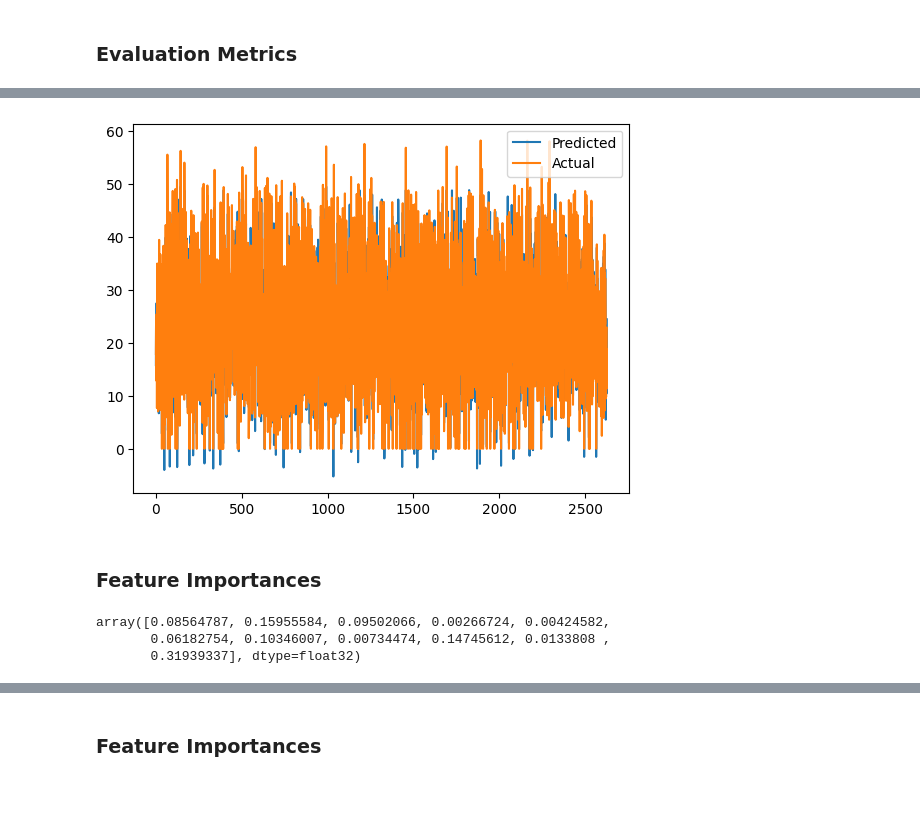
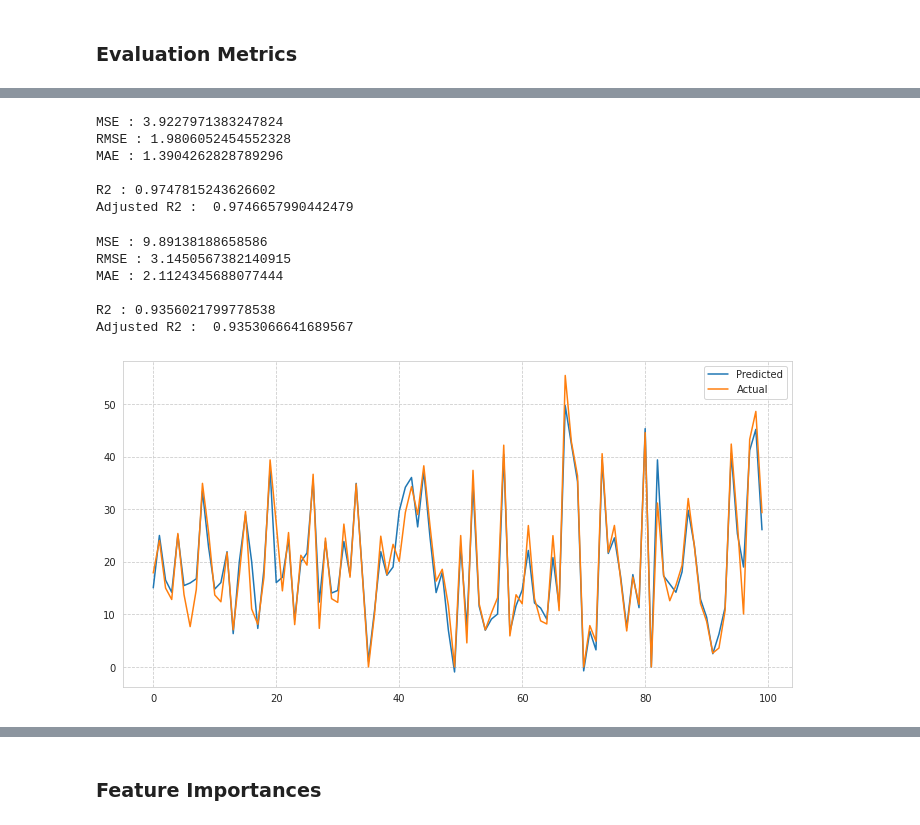
Before and after one commit to Swapnil-417/Bike-Sharing-Demand-Prediction, a Jupyter notebook: Bike_Sharing_Demand_Prediction_Capstone_Project.ipynb, the cells around one changed output, grey strips where cells are left out. Drawn from its saved outputs; the diff is of its cells as text; code cells hidden in the pictures; blank space fills up the shorter version.

```diff
--- a/Bike_Sharing_Demand_Prediction_Capstone_Project.ipynb
+++ b/Bike_Sharing_Demand_Prediction_Capstone_Project.ipynb
@@ -1015,10 +1371,20 @@ plt.show()
 # **XG Boost Regressor**
 # %%
 from xgboost import XGBRegressor
+# %%
+param_dict_xgb= {'max_depth': [4,5,6],
+                 'learning_rate': [0.05, 0.1, 0.3],
+                 'n_estimators': [50,100,150],
+                 'colsample_bytree': [0.5,0.7],
+                 'subsample': [0.6,0.7]
+                }
 # %%
-# creating an instance
-xgb_model= XGBRegressor()
+# Creating an instance
+xgb_model = XGBRegressor()
 
-# fit model
-xgb_model.fit(X_train, y_train)
+# Grid search
+xgb_grid = GridSearchCV(estimator=xgb_model, param_grid = param_dict_xgb,
+                       cv = 3, scoring='neg_mean_squared_error', verbose=2)
+
+xgb_grid.fit(X_train,y_train)
 # %% [output]
@@ -1027,4 +1430,4 @@ XGBRegressor()
 # %%
 # Making predictions on train and test data
-train_pred_xgb= xgb_model.predict(X_train)
-test_pred_xgb= xgb_model.predict(X_test)
+train_pred_xgb= xgb_optimal_model.predict(X_train)
+test_pred_xgb= xgb_optimal_model.predict(X_test)
@@ -1056,8 +1435,0 @@ Adjusted R2 :  0.8710982311031006
-# %%
-# Heteroscadacity
-plt.figure(figsize=(12,6))
-plt.style.use('default')
-plt.axhline(y = 0, color = 'r', linestyle = '--')
-plt.scatter(test_pred_xgb, y_test- test_pred_xgb)
-plt.xlabel('predicted bike count')
-plt.ylabel('residuals');
@@ -1065,0 +1436,20 @@ plt.ylabel('residuals');
+# %%
+# Train data evaluation metrics
+evaluation_metrics(y_train, train_pred_xgb)
+# %% [output]
+MSE : 3.9227971383247824
+RMSE : 1.9806052454552328
+MAE : 1.3904262828789296
+
+R2 : 0.9747815243626602
+Adjusted R2 :  0.9746657990442479
+# %%
+# Test data evaluation metrics
+evaluation_metrics(y_test, test_pred_xgb)
+# %% [output]
+MSE : 9.89138188658586
+RMSE : 3.1450567382140915
+MAE : 2.1124345688077444
+
+R2 : 0.9356021799778538
+Adjusted R2 :  0.9353066641689567
@@ -1066,16 +1459,8 @@ plt.ylabel('residuals');
 # %%
-# plt.figure(figsize=(15,5))
-plt.plot(np.array(test_pred_xgb))
-plt.plot(np.array(y_test))
+plt.figure(figsize=(12,6))
+plt.plot(test_pred_xgb[:100])
+plt.plot(np.array(y_test)[:100])
 plt.legend(["Predicted","Actual"])
 plt.show()
 # %% [output]
-[figure, old version]
+[figure, new version]
-# %% [markdown]
-### **Feature Importances**
-# %%
-xgb_model.feature_importances_
-# %% [output]
-array([0.08564787, 0.15955584, 0.09502066, 0.00266724, 0.00424582,
-       0.06182754, 0.10346007, 0.00734474, 0.14745612, 0.0133808 ,
-       0.31939337], dtype=float32)
```
Also changed, not shown: parts of 189 cells of this notebook.
